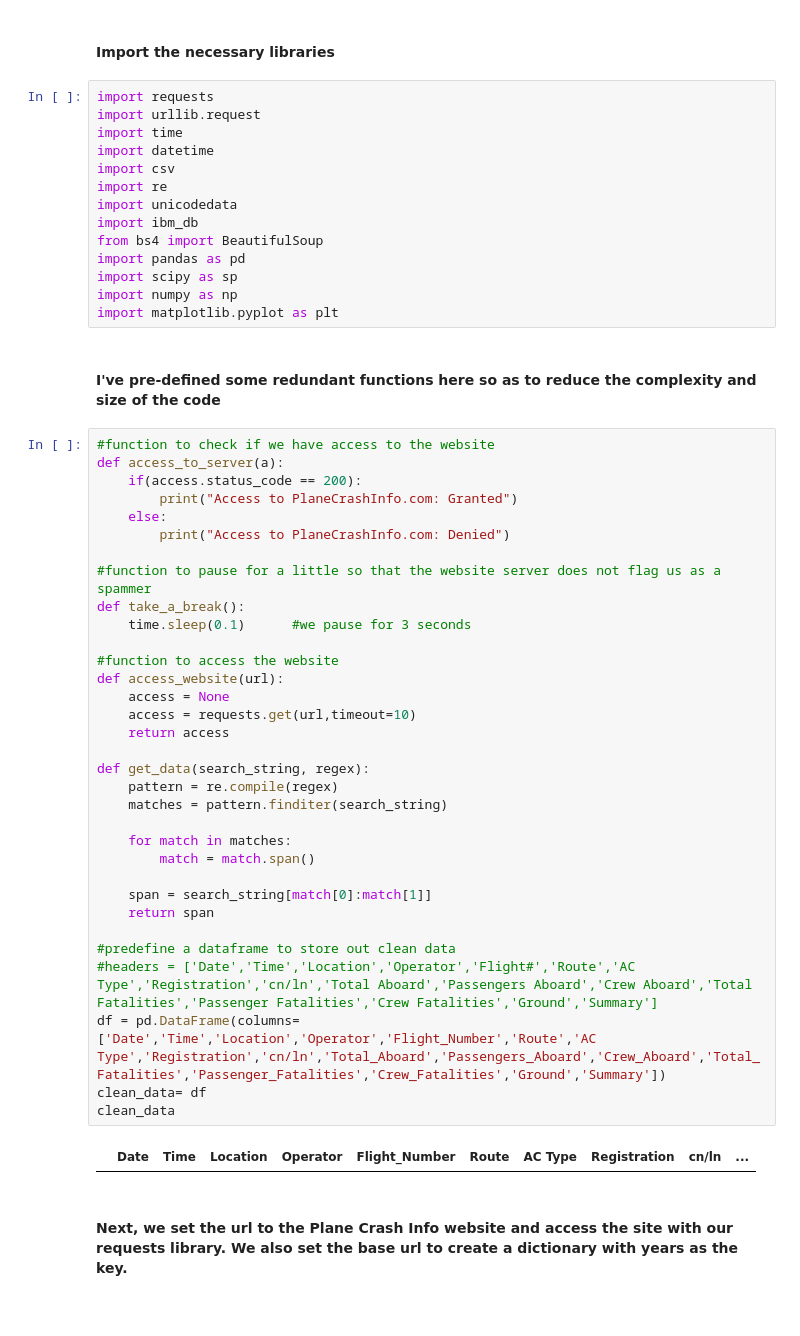
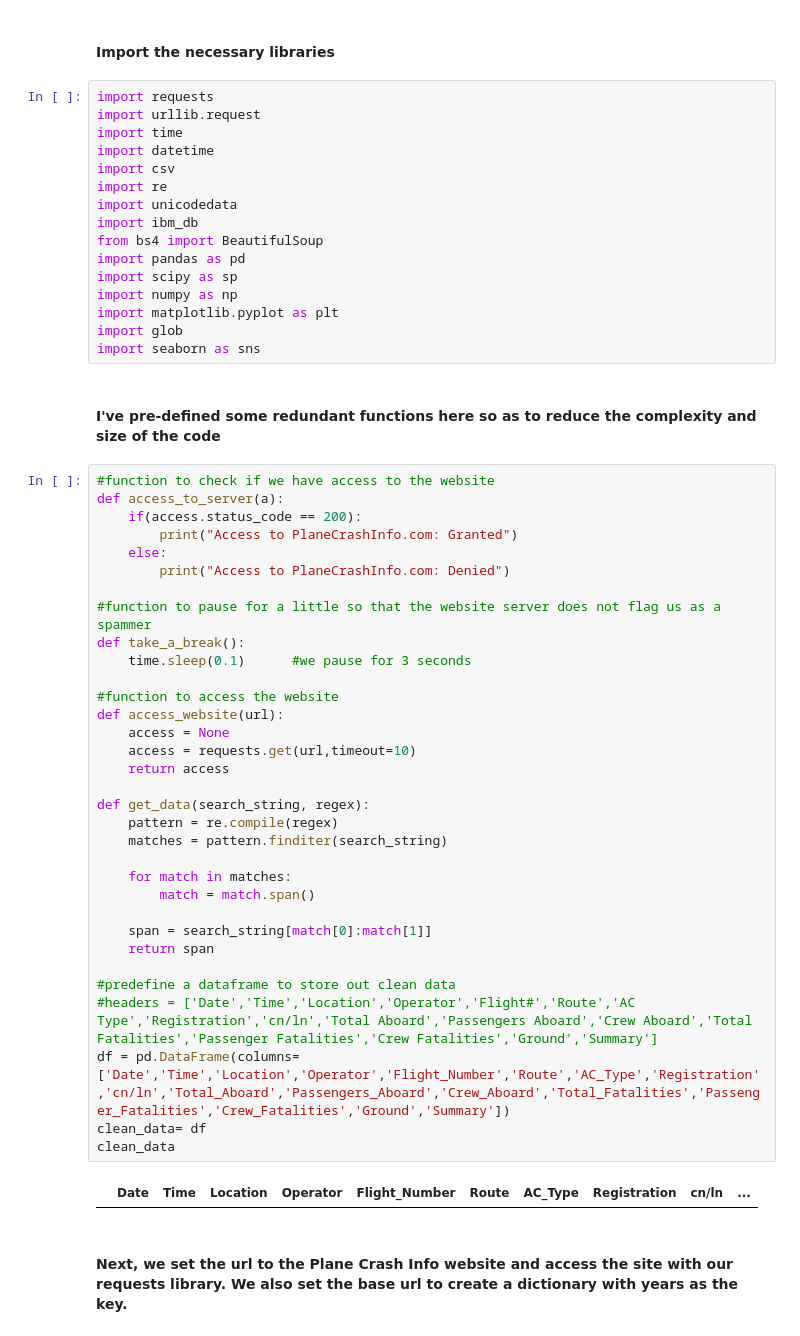
Before and after one commit to maulinamin/PlaneCrashInfo, a Jupyter notebook: Plane Crash Info Assignment.ipynb, the cells around one changed output. Drawn from its saved outputs; the diff is of its cells as text.

```diff
--- a/Plane Crash Info Assignment.ipynb
+++ b/Plane Crash Info Assignment.ipynb
@@ -44,6 +46,8 @@ import pandas as pd
 import scipy as sp
 import numpy as np
 import matplotlib.pyplot as plt
+import glob
+import seaborn as sns
 # %% [markdown]
 #### I've pre-defined some redundant functions here so as to reduce the complexity and size of the code
 # %%
@@ -52,35 +56,35 @@ def access_to_server(a):
     if(access.status_code == 200):
         print("Access to PlaneCrashInfo.com: Granted")
     else:
         print("Access to PlaneCrashInfo.com: Denied")
 
 #function to pause for a little so that the website server does not flag us as a spammer
 def take_a_break():
     time.sleep(0.1)      #we pause for 3 seconds
 
 #function to access the website
 def access_website(url):
     access = None
     access = requests.get(url,timeout=10)
     return access
 
 def get_data(search_string, regex):
     pattern = re.compile(regex)
     matches = pattern.finditer(search_string)
 
     for match in matches:
         match = match.span()
 
     span = search_string[match[0]:match[1]]
     return span
 
 #predefine a dataframe to store out clean data
 #headers = ['Date','Time','Location','Operator','Flight#','Route','AC Type','Registration','cn/ln','Total Aboard','Passengers Aboard','Crew Aboard','Total Fatalities','Passenger Fatalities','Crew Fatalities','Ground','Summary']
-df = pd.DataFrame(columns=['Date','Time','Location','Operator','Flight_Number','Route','AC Type','Registration','cn/ln','Total_Aboard','Passengers_Aboard','Crew_Aboard','Total_Fatalities','Passenger_Fatalities','Crew_Fatalities','Ground','Summary'])
+df = pd.DataFrame(columns=['Date','Time','Location','Operator','Flight_Number','Route','AC_Type','Registration','cn/ln','Total_Aboard','Passengers_Aboard','Crew_Aboard','Total_Fatalities','Passenger_Fatalities','Crew_Fatalities','Ground','Summary'])
 clean_data= df
 clean_data
 # %% [output]
-|  | Date | Time | Location | Operator | Flight_Number | Route | AC Type | Registration | cn/ln | ... |
+|  | Date | Time | Location | Operator | Flight_Number | Route | AC_Type | Registration | cn/ln | ... |
 # %% [markdown]
 #### Next, we set the url to the Plane Crash Info website and access the site with our requests library. We also set the base url to create a dictionary with years as the key.
 # %%
```
Also changed, not shown: parts of 30 cells of this notebook.
